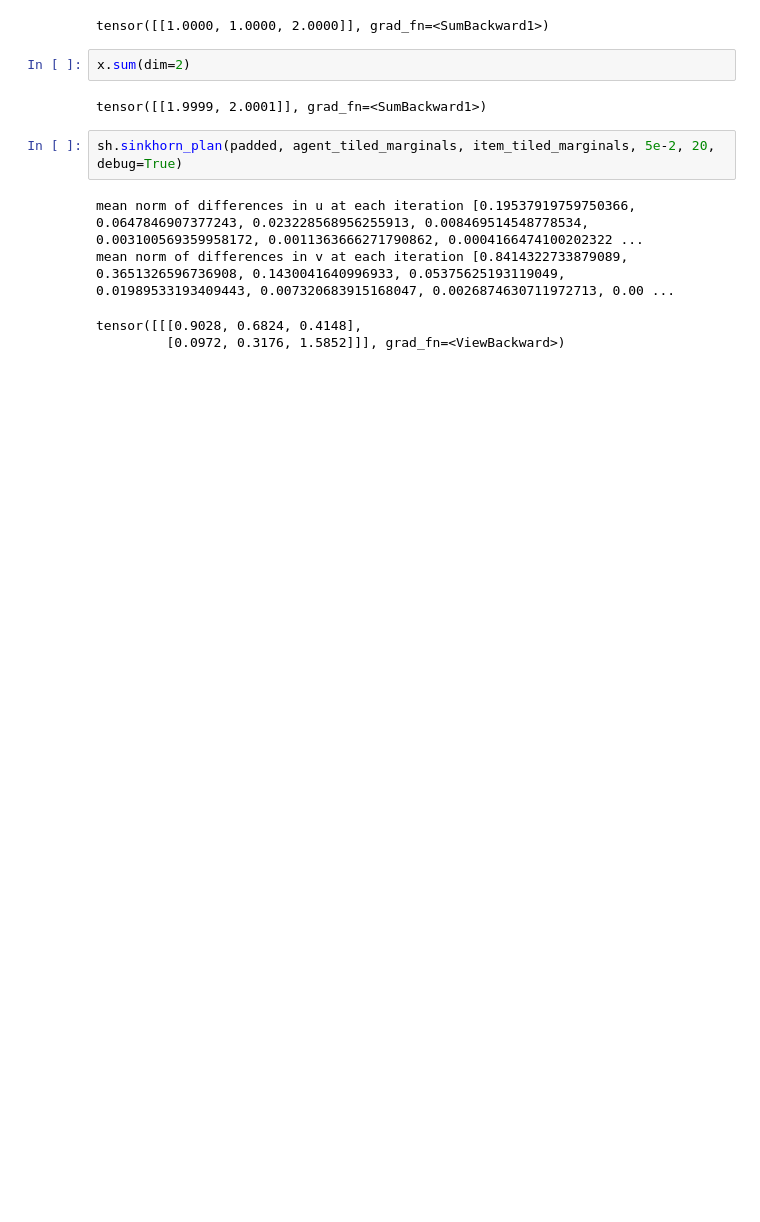
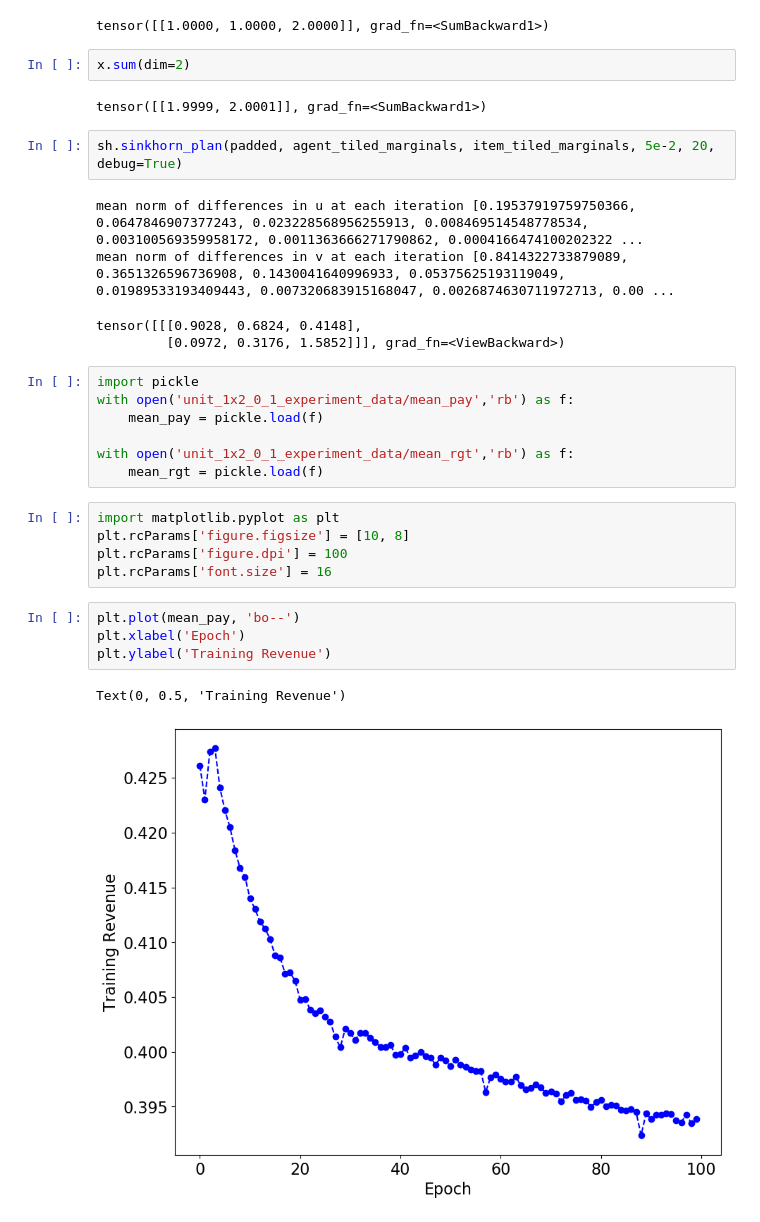
Before and after one commit to urolyi1/MechanismDesign, a Jupyter notebook: experiments_notebook.ipynb, the cells around one changed output. Cells and saved outputs as stored; diff of their text form; blank space fills up the shorter version.

Commit message:
Update experiments notebooks

```diff
--- a/experiments_notebook.ipynb
+++ b/experiments_notebook.ipynb
@@ -120,3 +120,22 @@ mean norm of differences in u at each iteration [0.19537919759750366, 0.06478469
 mean norm of differences in v at each iteration [0.8414322733879089, 0.3651326596736908, 0.1430041640996933, 0.05375625193119049, 0.01989533193409443, 0.007320683915168047, 0.0026874630711972713, 0.00 ...
 tensor([[[0.9028, 0.6824, 0.4148],
          [0.0972, 0.3176, 1.5852]]], grad_fn=<ViewBackward>)
+# %%
+import pickle
+with open('unit_1x2_0_1_experiment_data/mean_pay','rb') as f:
+    mean_pay = pickle.load(f)
+
+with open('unit_1x2_0_1_experiment_data/mean_rgt','rb') as f:
+    mean_rgt = pickle.load(f)
+# %%
+import matplotlib.pyplot as plt
+plt.rcParams['figure.figsize'] = [10, 8]
+plt.rcParams['figure.dpi'] = 100
+plt.rcParams['font.size'] = 16
+# %%
+plt.plot(mean_pay, 'bo--')
+plt.xlabel('Epoch')
+plt.ylabel('Training Revenue')
+# %% [output]
+Text(0, 0.5, 'Training Revenue')
+[figure, added]
```
Also changed, not shown: parts of 1 cell of this notebook, 34 other files.
